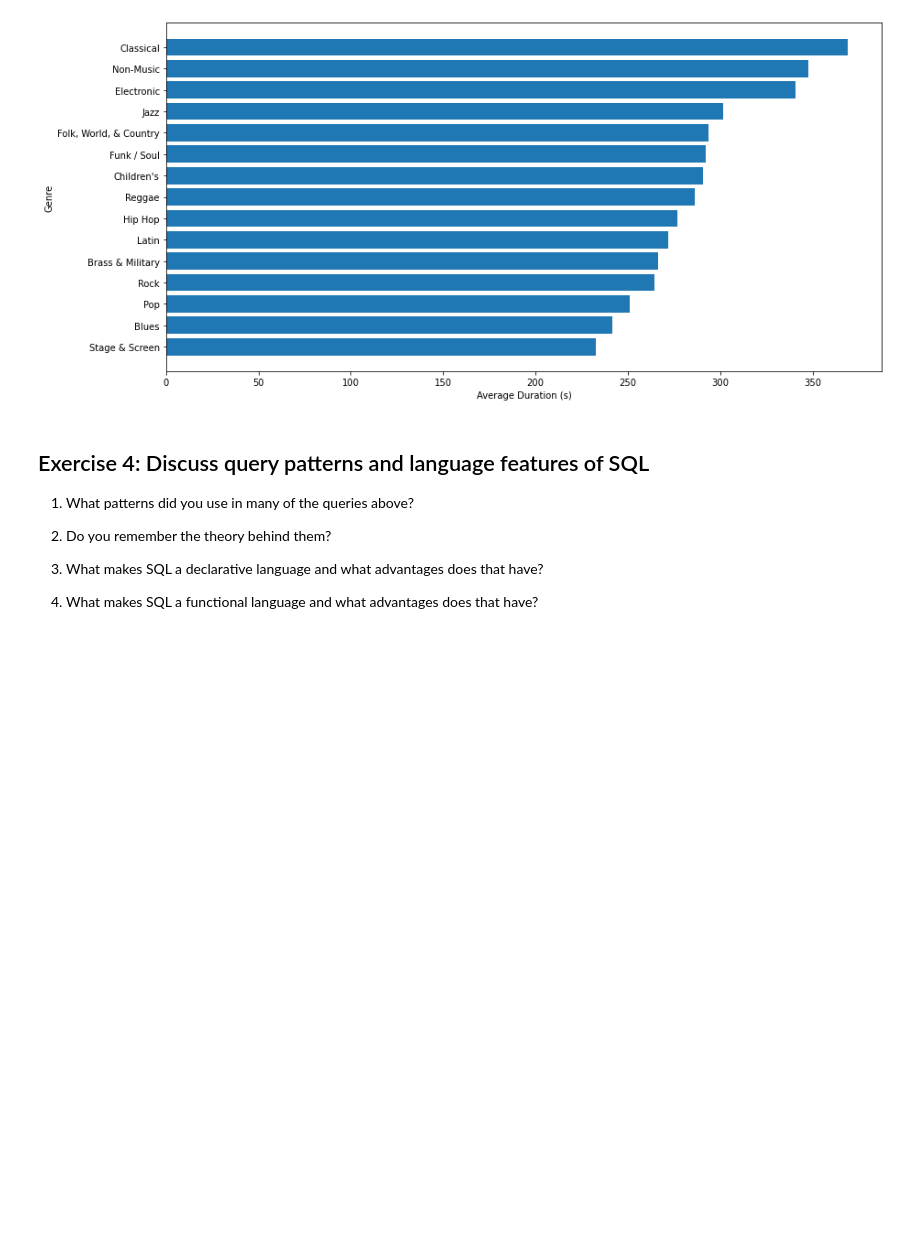
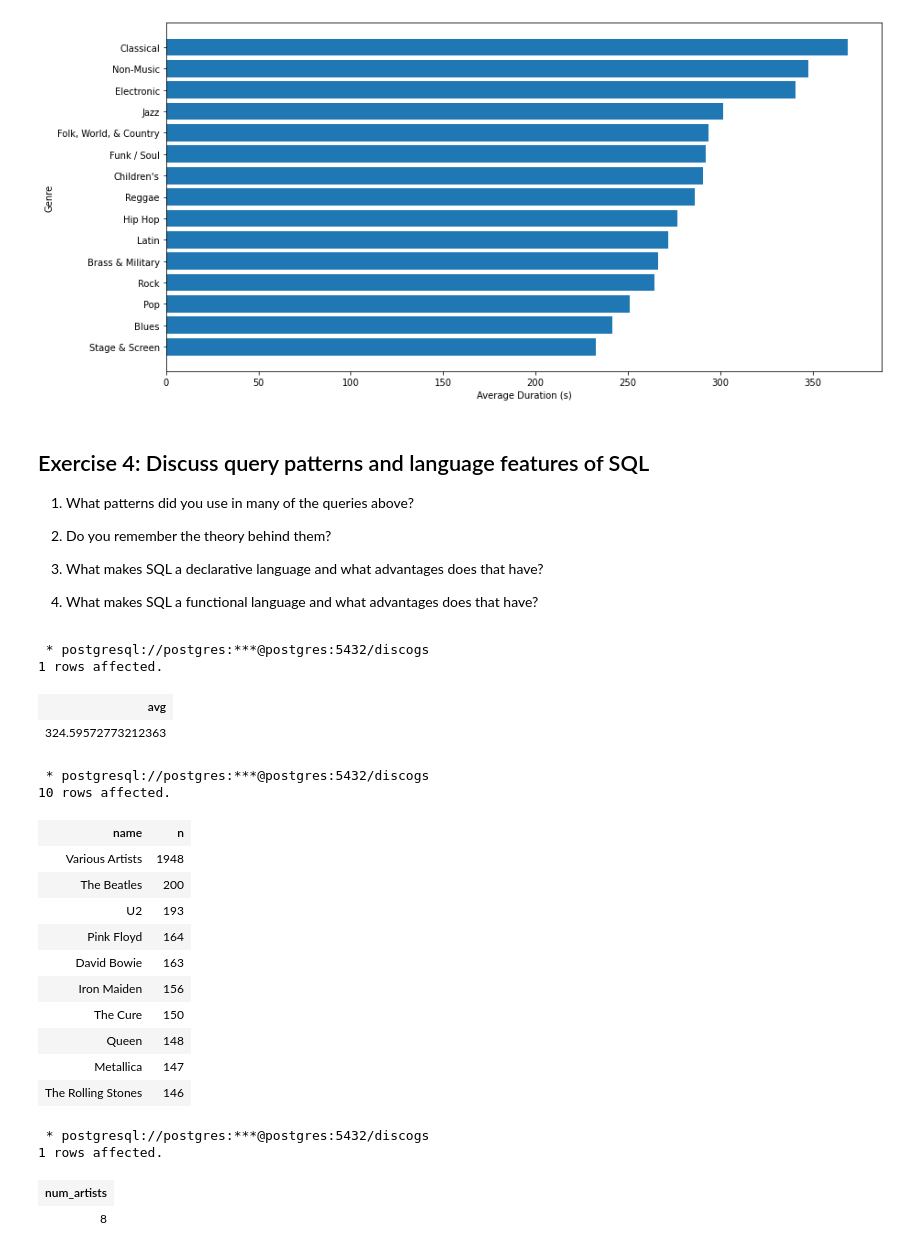
Before and after one commit to mathislindner/bigdata-exercises, a Jupyter notebook: Big_Data_For_Engineers/exercise01/Exercise01_SQL_Brush_Up.ipynb, the cells around one changed output. Cells and saved outputs as stored; diff of their text form; code cells hidden in the pictures; blank space fills up the shorter version.

```diff
--- a/Big_Data_For_Engineers/exercise01/Exercise01_SQL_Brush_Up.ipynb
+++ b/Big_Data_For_Engineers/exercise01/Exercise01_SQL_Brush_Up.ipynb
@@ -391,3 +395,56 @@ Text(0, 0.5, 'Genre')
 3. What makes SQL a declarative language and what advantages does that have?
 
 4. What makes SQL a functional language and what advantages does that have?
+# %%
+%%sql
+
+SELECT AVG(CAST(duration AS FLOAT)) FROM tracks;
+# %% [output]
+ * postgresql://postgres:***@postgres:5432/discogs
+1 rows affected.
+| avg |
+| 324.59572773212363 |
+# %%
+%%sql
+SELECT artists.name, COUNT(*) AS n
+
+    FROM artists
+        JOIN released_by USING (artist_id)
+        JOIN releases USING (release_id)
+    WHERE releases.genre = 'Rock'
+    GROUP BY artists.name
+
+ORDER BY n DESC
+LIMIT 10
+# %% [output]
+ * postgresql://postgres:***@postgres:5432/discogs
+10 rows affected.
+| name | n |
+| Various Artists | 1948 |
+| The Beatles | 200 |
+| U2 | 193 |
+| Pink Floyd | 164 |
+| David Bowie | 163 |
+| Iron Maiden | 156 |
+| The Cure | 150 |
+| Queen | 148 |
+| Metallica | 147 |
+| The Rolling Stones | 146 |
+# %%
+%%sql
+SELECT COUNT(*) as num_artists
+FROM (
+    SELECT a.artist_id
+    FROM artists a
+    INNER JOIN released_by rb ON a.artist_id = rb.artist_id
+    INNER JOIN releases r ON rb.release_id = r.release_id
+    WHERE r.genre IN ('Classical', 'Jazz')
+    GROUP BY a.artist_id
+    HAVING SUM(CASE WHEN r.genre = 'Classical' THEN 1 ELSE 0 END) > 2
+    AND SUM(CASE WHEN r.genre = 'Jazz' THEN 1 ELSE 0 END) > 1
+) AS artists_with_genre_counts;
+# %% [output]
+ * postgresql://postgres:***@postgres:5432/discogs
+1 rows affected.
+| num_artists |
+| 8 |
```
Also changed, not shown: parts of 3 cells of this notebook.
